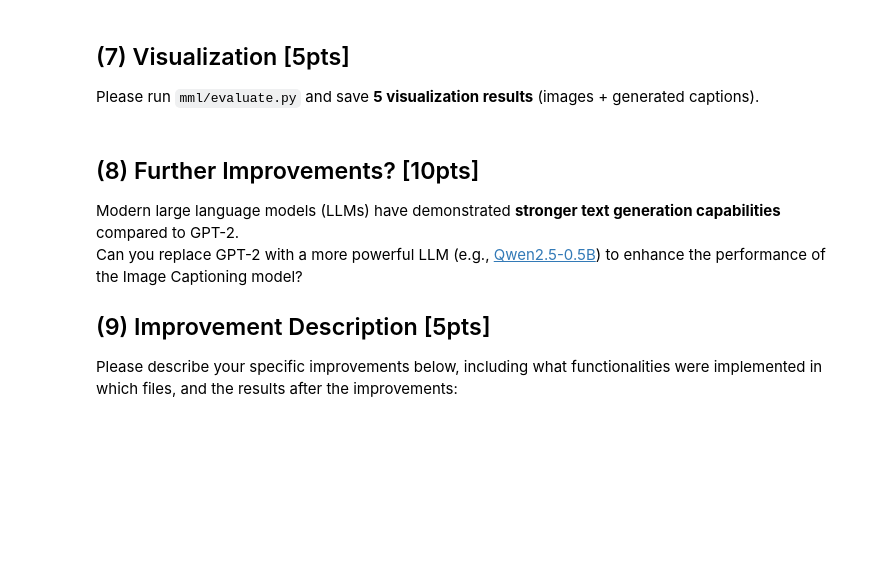
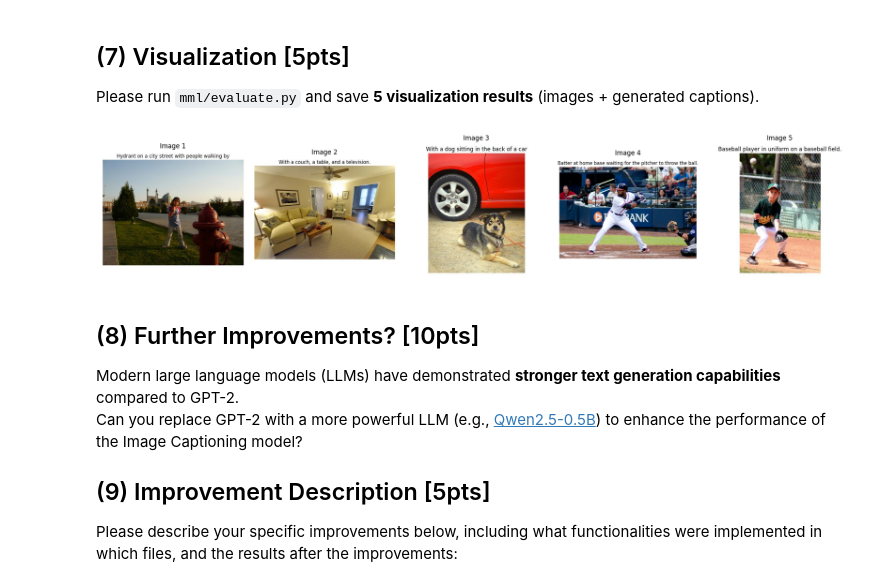
Before and after one commit to AvidJoyceXu/mml-assignment3, a Jupyter notebook: 3.2-Transformer_Captioning.ipynb, the cells around one changed output. Saved outputs shown, nothing was run; the diff lists cells and outputs as text; code cells hidden in the pictures; blank space fills up the shorter version.

Commit message:
Evaluate & Visualize

```diff
--- a/3.2-Transformer_Captioning.ipynb
+++ b/3.2-Transformer_Captioning.ipynb
@@ -448,6 +448,34 @@ args = parser.parse_args(['--checkpoint-name', 'my_checkpoint', '--size', 'S'])
 # %% [markdown]
 ## (7)  Visualization [5pts]
 Please run `mml/evaluate.py` and save **5 visualization results** (images + generated captions).
+# %%
+import os
+from PIL import Image
+
+import matplotlib.pyplot as plt
+
+# Set the directory path
+img_dir = "epoch_18_S"
+
+# Get list of image files
+img_files = [f for f in os.listdir(img_dir) if f.endswith(('.jpg', '.jpeg', '.png'))][:5]
+
+# Create subplot for 5 images
+plt.figure(figsize=(20, 4))
+
+for i, img_file in enumerate(img_files, 1):
+    img_path = os.path.join(img_dir, img_file)
+    img = Image.open(img_path)
+
+    plt.subplot(1, 5, i)
+    plt.imshow(img)
+    plt.axis('off')
+    plt.title(f'Image {i}')
+
+plt.tight_layout()
+plt.show()
+# %% [output]
+[figure, added]
 # %% [markdown]
 ## (8) Further Improvements?  [10pts]
 Modern large language models (LLMs) have demonstrated **stronger text generation capabilities** compared to GPT-2.
```
Also changed, not shown: parts of 1 cell of this notebook, 13 other files.
